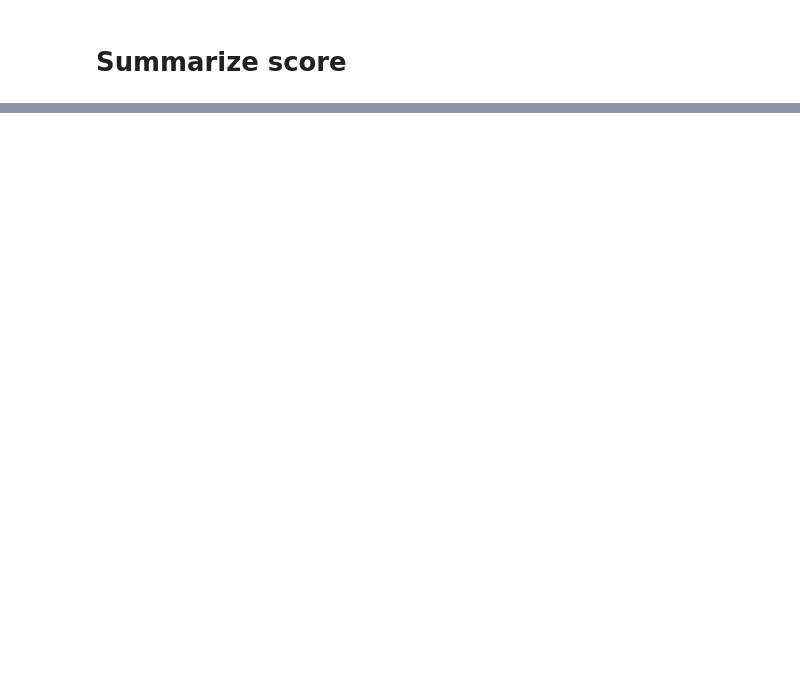
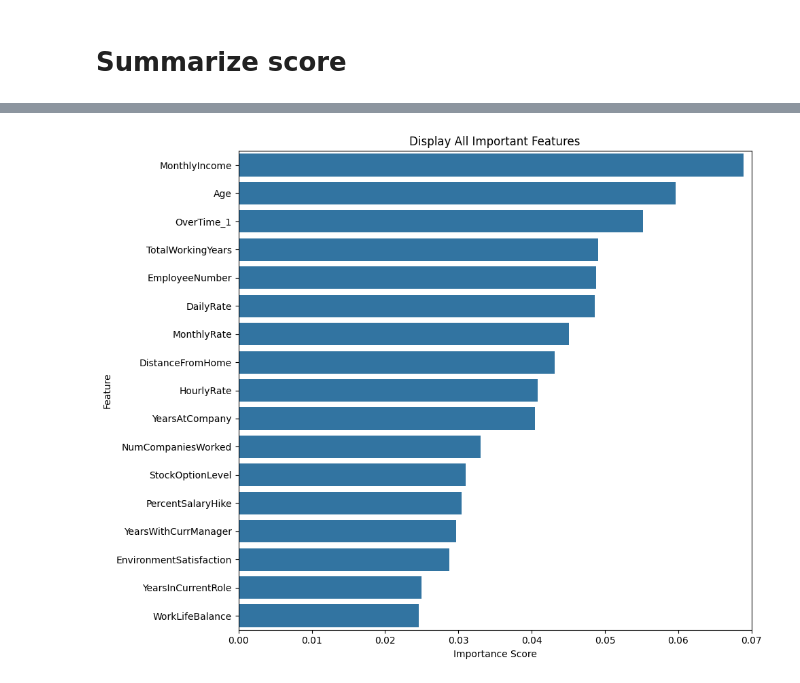
Before and after one commit to punyaphatsura/Study, a Jupyter notebook: 4-1/DataMining/Assignment02/main.ipynb, the cells around one changed output, grey strips where cells are left out. Drawn from its saved outputs; the diff is of its cells as text; code cells hidden in the pictures; blank space fills up the shorter version.

Commit message:
Data mining assignment 2

```diff
--- a/4-1/DataMining/Assignment02/main.ipynb
+++ b/4-1/DataMining/Assignment02/main.ipynb
@@ -127,7 +146,7 @@ Mean cross-validation score: 0.7782312925170067
 from sklearn.model_selection import GridSearchCV
 
 param_grid = {
-        'max_depth': range(1,20),
+        'max_depth': [1, 2, 3,4, 5, 10, 15, 20],
         'min_samples_split': [2, 5, 10],
         'min_samples_leaf': [1, 2, 4],
         }
@@ -222,0 +228,15 @@ Grid forest scores: 0.8537414965986395
+# %%
+plt.figure(figsize=(10, 8))
+sns.barplot(
+    x='importance',
+    y='feature',
+    data=feature_importance.head(17)
+)
+plt.xlim(0, 0.07)
+plt.title(f'Display All Important Features')
+plt.xlabel('Importance Score')
+plt.ylabel('Feature')
+plt.tight_layout()
+plt.show()
+# %% [output]
+[figure, added]
```
Also changed, not shown: parts of 16 cells of this notebook, 4 other files.
